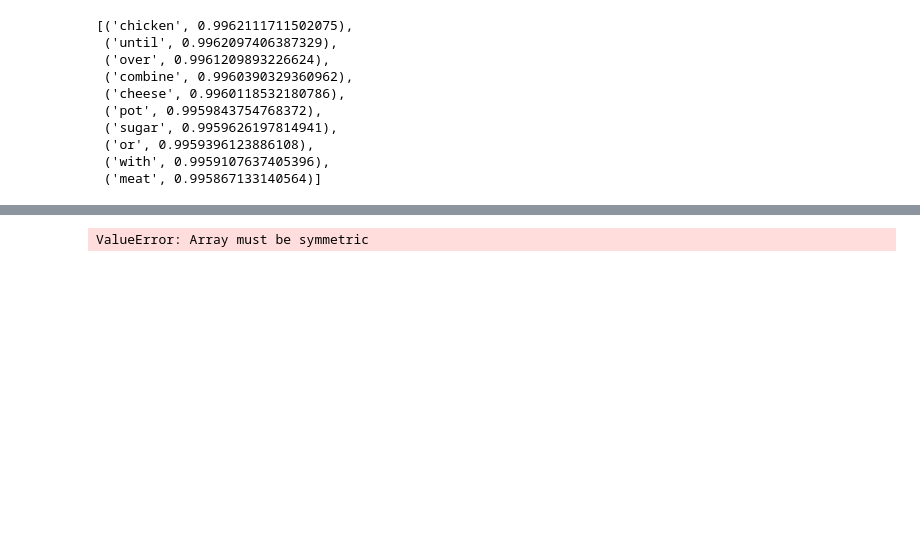
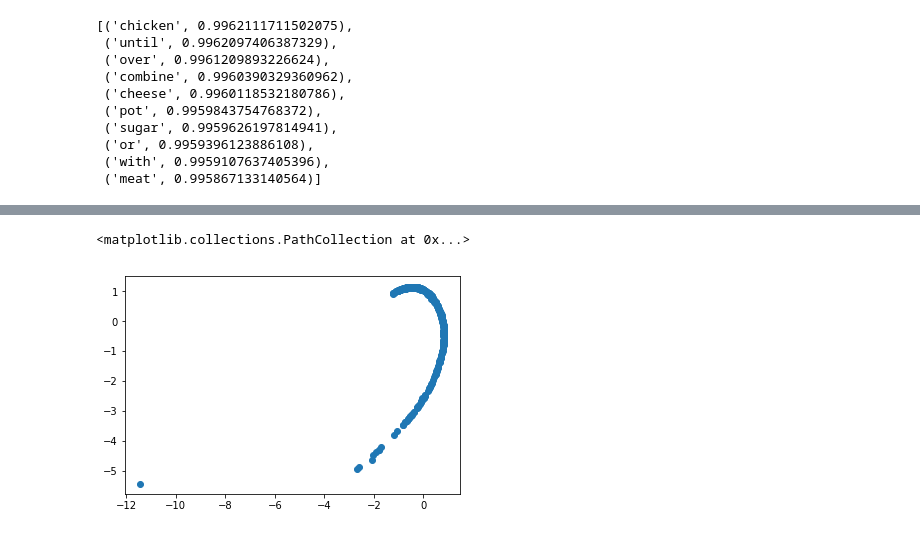
Before and after one commit to Schmidt8181/Allreciepes_NLP, a Jupyter notebook: All_Recipes_NLP.ipynb, the cells around one changed output, grey strips where cells are left out. Cells and saved outputs as stored; diff of their text form; code cells hidden in the pictures; blank space fills up the shorter version.

```diff
--- a/All_Recipes_NLP.ipynb
+++ b/All_Recipes_NLP.ipynb
@@ -252,6 +294,12 @@ plt.scatter(tsne_data[:, 0], tsne_data[:, 1])
 # %%
-mds = manifold.MDS(2, max_iter=100, n_init=1)
-mds_data = mds.fit_transform(X)
+from sklearn.metrics import euclidean_distances
+from sklearn.neighbors import DistanceMetric
+dist = DistanceMetric.get_metric('euclidean')
+
+mds = manifold.MDS(2, max_iter=200, n_init=1)
+distances = dist.pairwise(X)
+mds_data = mds.fit_transform(distances)
 plt.scatter(mds_data[:, 0], mds_data[:, 1])
 # %% [output]
-ValueError: Array must be symmetric
+<matplotlib.collections.PathCollection at 0x...>
+[figure, added]
```
Also changed, not shown: parts of 8 cells of this notebook.
